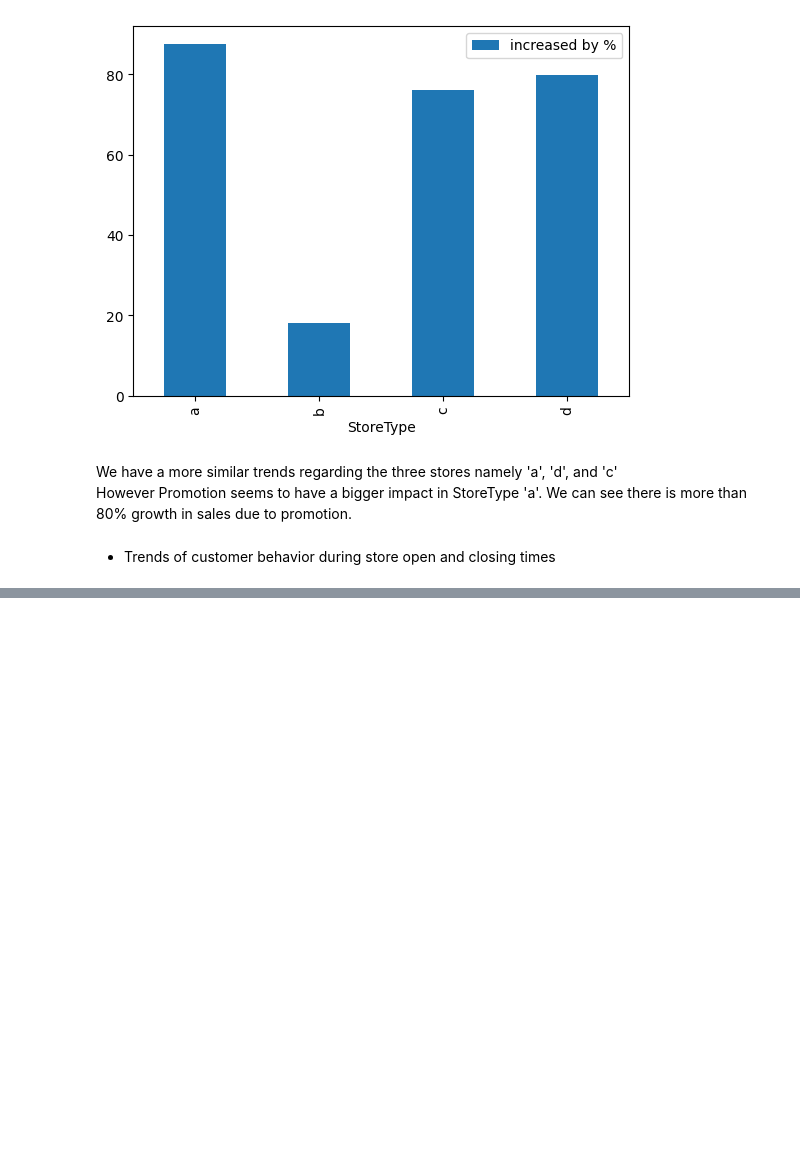
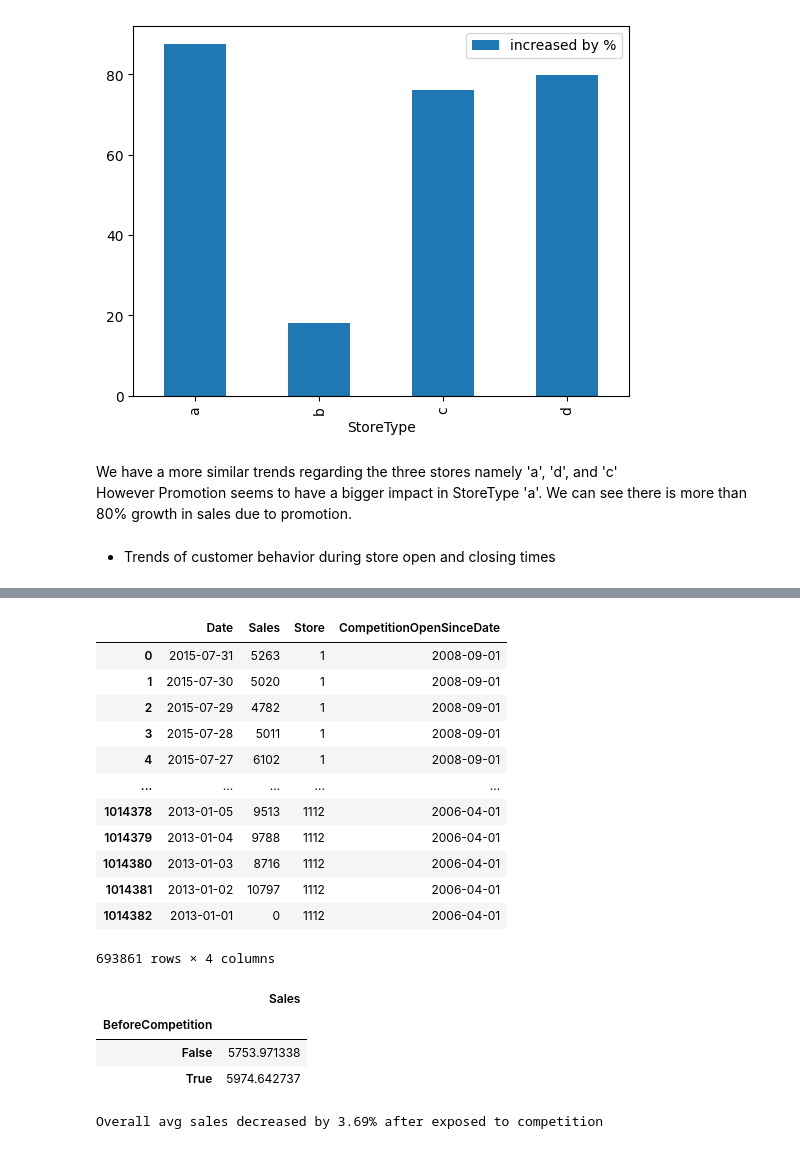
Before and after one commit to Nathnael12/pharmaceutical-sales-prediction, a Jupyter notebook: notbooks/data_exploration.ipynb, the cells around one changed output, grey strips where cells are left out. Cells and saved outputs as stored; diff of their text form; code cells hidden in the pictures; blank space fills up the shorter version.

```diff
--- a/notbooks/data_exploration.ipynb
+++ b/notbooks/data_exploration.ipynb
@@ -553,0 +630,32 @@ sunday_open_customers = sunday_sales_df.groupby("DayOfWeek").agg({"Customers": "
+# %%
+store_raw = util.read_from_dvc('data/store.csv',repo,'store-v0',low_memory=False)
+sales_train_df_raw = util.read_from_dvc('data/train.csv',repo,'train-v0',low_memory=False)
+sales_test_df_raw = util.read_from_dvc('data/test.csv',repo,'test-v0',low_memory=False)
+# %%
+merged_train_df_1 = pd.merge(sales_train_df_raw, store_raw, on="Store")
+# %%
+has_open_competition_df = merged_train_df_1[merged_train_df_1['CompetitionOpenSinceMonth'].notnull()]
+
+has_open_competition_df["CompetitionOpenSinceYear"] = has_open_competition_df["CompetitionOpenSinceYear"].astype("int").astype("str")
+has_open_competition_df["CompetitionOpenSinceMonth"] = has_open_competition_df["CompetitionOpenSinceMonth"].astype("int").astype("str")
+
+has_open_competition_df["CompetitionOpenSinceDate"] = has_open_competition_df["CompetitionOpenSinceYear"] + "-" + has_open_competition_df["CompetitionOpenSinceMonth"] + "-" + "01"
+has_open_competition_df["CompetitionOpenSinceDate"] =  pd.to_datetime(has_open_competition_df["CompetitionOpenSinceDate"])
+
+competition_df = has_open_competition_df[["Date", "Sales", "Store", "CompetitionOpenSinceDate"]]
+
+competition_df
+# %% [output]
+|  | Date | Sales | Store | CompetitionOpenSinceDate |
+| 0 | 2015-07-31 | 5263 | 1 | 2008-09-01 |
+| 1 | 2015-07-30 | 5020 | 1 | 2008-09-01 |
+| 2 | 2015-07-29 | 4782 | 1 | 2008-09-01 |
+| 3 | 2015-07-28 | 5011 | 1 | 2008-09-01 |
+| 4 | 2015-07-27 | 6102 | 1 | 2008-09-01 |
+| ... | ... | ... | ... | ... |
+| 1014378 | 2013-01-05 | 9513 | 1112 | 2006-04-01 |
+| 1014379 | 2013-01-04 | 9788 | 1112 | 2006-04-01 |
+| 1014380 | 2013-01-03 | 8716 | 1112 | 2006-04-01 |
+| 1014381 | 2013-01-02 | 10797 | 1112 | 2006-04-01 |
+| 1014382 | 2013-01-01 | 0 | 1112 | 2006-04-01 |
+693861 rows × 4 columns
@@ -553,0 +666,15 @@ sunday_open_customers = sunday_sales_df.groupby("DayOfWeek").agg({"Customers": "
+# %%
+competition_df_agg
+# %% [output]
+|  | Sales |
+| BeforeCompetition |  |
+| False | 5753.971338 |
+| True | 5974.642737 |
+# %%
+
+decrease = competition_df_agg["Sales"][True] - competition_df_agg["Sales"][False]
+decrease_percent = decrease / competition_df_agg["Sales"][True]
+
+print(f"Overall avg sales decreased by {decrease_percent * 100:.2f}% after exposed to competition ")
+# %% [output]
+Overall avg sales decreased by 3.69% after exposed to competition
```
Also changed, not shown: parts of 14 cells of this notebook, 1 other file.
